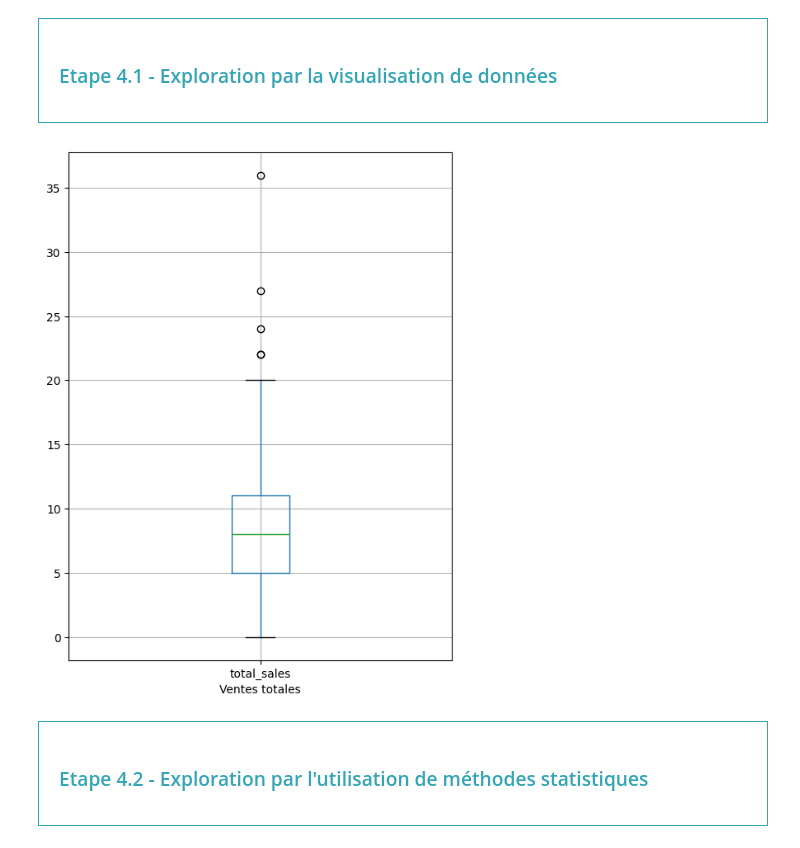
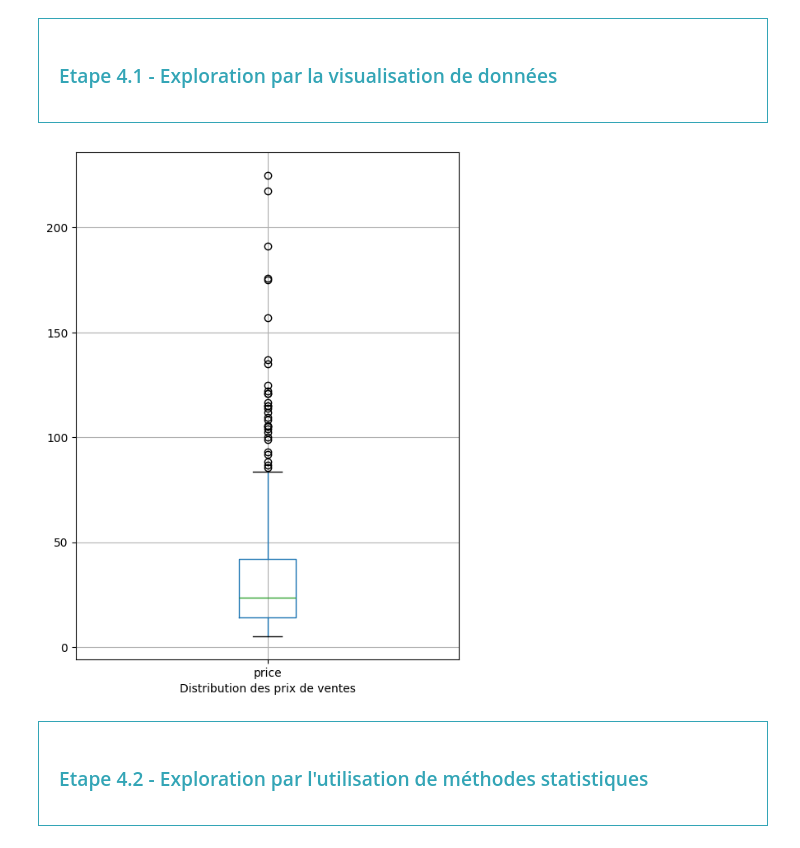
Before and after one commit to ifTrueReturnFalse/retraining-data-analysis-store, a Jupyter notebook: bottleneck_analysis.ipynb, the cells around one changed output. Drawn from its saved outputs; the diff is of its cells as text; code cells hidden in the pictures.

Commit message:
fix: modify box plot that was not showing the correct data

```diff
--- a/bottleneck_analysis.ipynb
+++ b/bottleneck_analysis.ipynb
@@ -680,11 +680,11 @@ df_fusion = df_fusion[~df_fusion['stock_quantity'] < 0]
 # %%
 #Création d'une boîte à moustache de la répartition des prix grâce à Pandas
 plt.figure(figsize=(6, 8))
-df_fusion.boxplot(column=['total_sales'])
-plt.xlabel('Ventes totales')
+df_fusion.boxplot(column=['price'])
+plt.xlabel('Distribution des prix de ventes')
 plt.show()
 # %% [output]
-[figure, old version]
+[figure, new version]
 # %%
 #Autre méthode avec plotly express
 fig = px.box(
```
Also changed, not shown: parts of 3 cells of this notebook.
